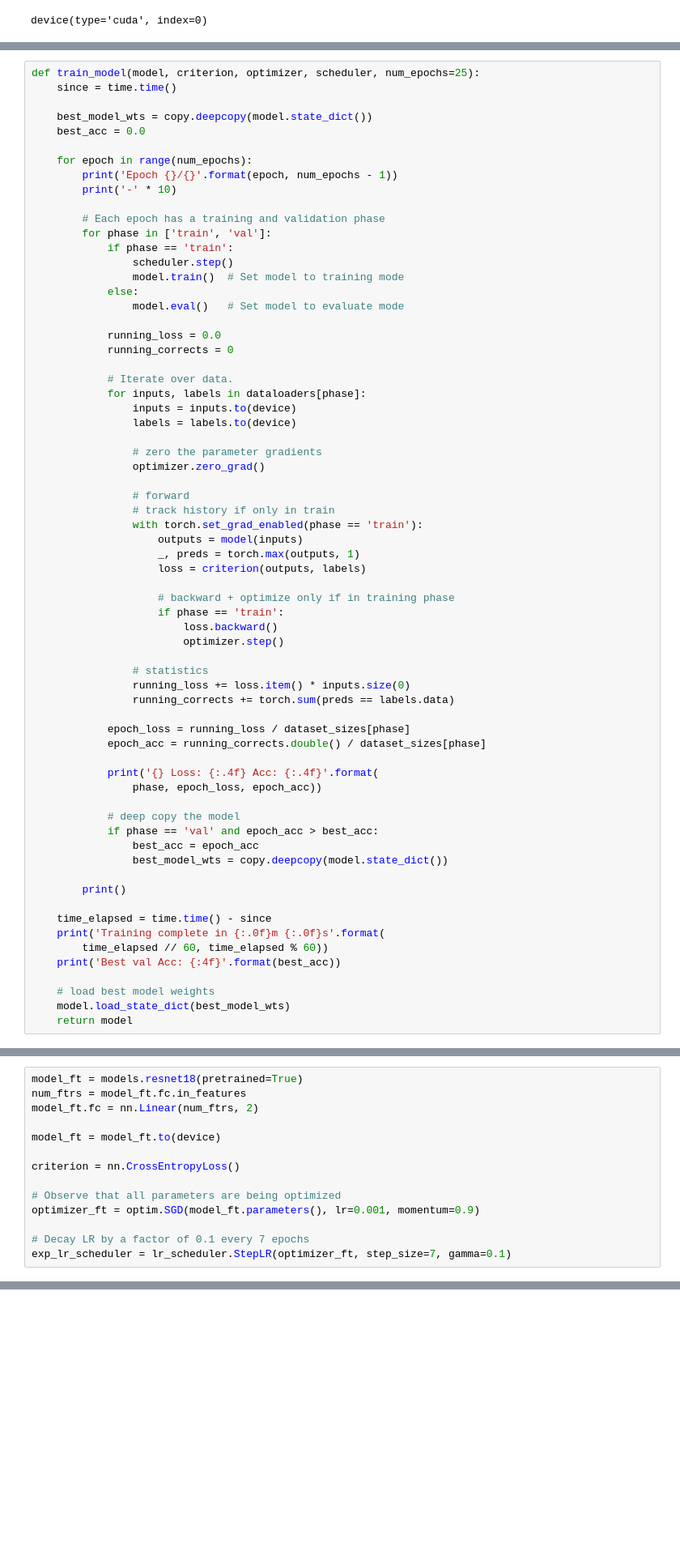
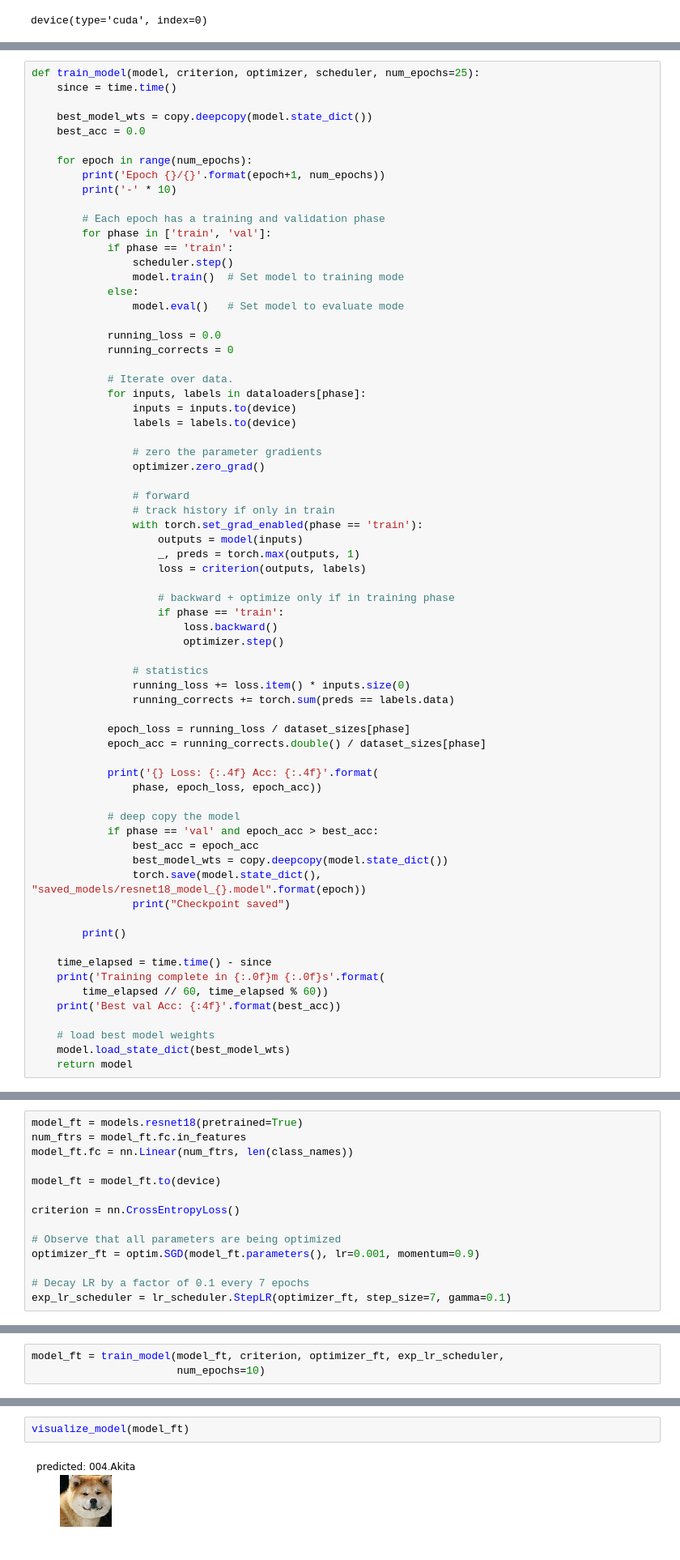
Before and after one commit to tommytracey/aind-dog-project, a Jupyter notebook: pytorch_v7.ipynb, the cells around one changed output, grey strips where cells are left out. Shown at 81% size. Drawn from its saved outputs; the diff is of its cells as text; blank space fills up the shorter version.

Commit message:
first working pytorch model

```diff
--- a/pytorch_v7.ipynb
+++ b/pytorch_v7.ipynb
@@ -79,7 +81,7 @@ def train_model(model, criterion, optimizer, scheduler, num_epochs=25):
     best_acc = 0.0
 
     for epoch in range(num_epochs):
-        print('Epoch {}/{}'.format(epoch, num_epochs - 1))
+        print('Epoch {}/{}'.format(epoch+1, num_epochs))
         print('-' * 10)
 
         # Each epoch has a training and validation phase
@@ -127,6 +129,8 @@ def train_model(model, criterion, optimizer, scheduler, num_epochs=25):
             if phase == 'val' and epoch_acc > best_acc:
                 best_acc = epoch_acc
                 best_model_wts = copy.deepcopy(model.state_dict())
+                torch.save(model.state_dict(), "saved_models/resnet18_model_{}.model".format(epoch))
+                print("Checkpoint saved")
 
         print()
 
@@ -167,7 +175,7 @@ def visualize_model(model, num_images=6):
 # %%
 model_ft = models.resnet18(pretrained=True)
 num_ftrs = model_ft.fc.in_features
-model_ft.fc = nn.Linear(num_ftrs, 2)
+model_ft.fc = nn.Linear(num_ftrs, len(class_names))
 
 model_ft = model_ft.to(device)
 
@@ -184,0 +196,3 @@ RuntimeError: cuda runtime error (2) : out of memory at /opt/conda/conda-bld/pyt
+# %%
+model_ft = train_model(model_ft, criterion, optimizer_ft, exp_lr_scheduler,
+                       num_epochs=10)
@@ -184,0 +217,4 @@ RuntimeError: cuda runtime error (2) : out of memory at /opt/conda/conda-bld/pyt
+# %%
+visualize_model(model_ft)
+# %% [output]
+[figure, added]
```
Also changed, not shown: parts of 7 cells of this notebook.
